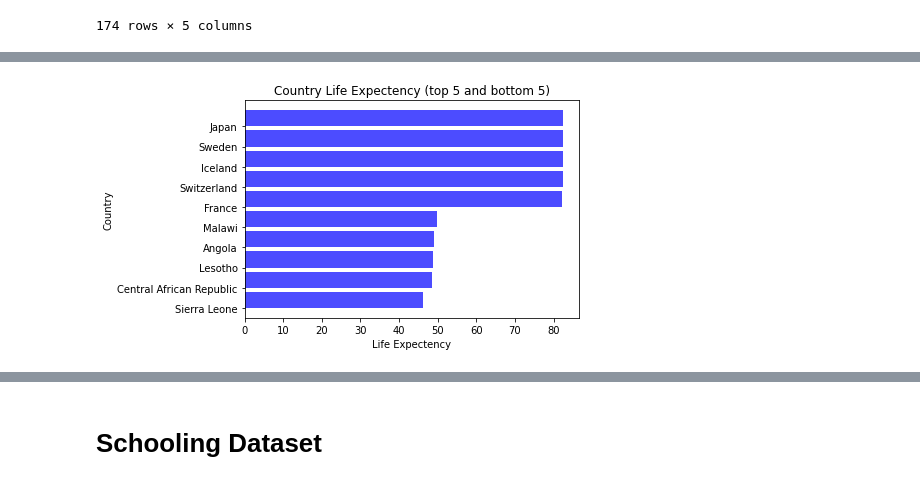
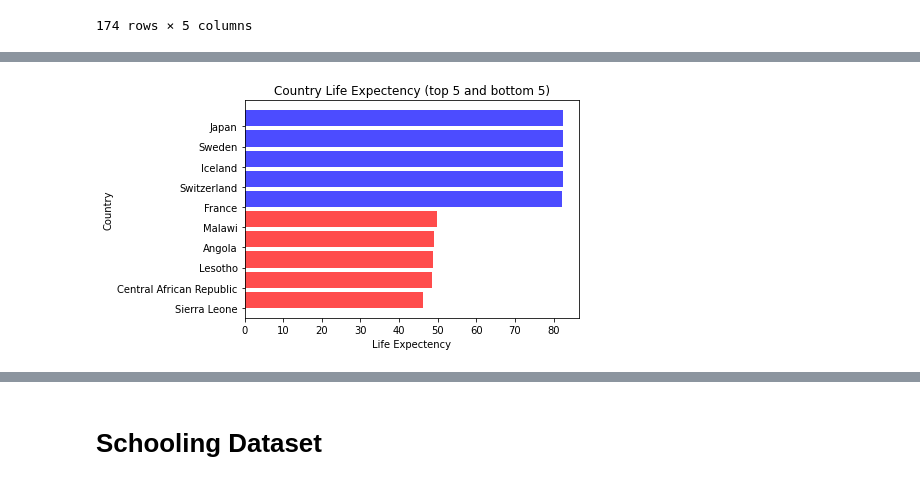
Before and after one commit to ryan-egbert/life-expectancy, a Jupyter notebook: final_project_modified.ipynb, the cells around one changed output, grey strips where cells are left out. Saved outputs shown, nothing was run; the diff lists cells and outputs as text; code cells hidden in the pictures.

```diff
--- a/final_project_modified.ipynb
+++ b/final_project_modified.ipynb
@@ -325,21 +320,23 @@ iplot(fig)
 # %%
 country_average = data.groupby(['Country'])
 country_average = country_average.aggregate({'Life expectancy ' : 'mean'}).sort_values("Life expectancy ")
-country_average = country_average.head(5).append(country_average.tail(5))
-country_average.head()
+country_average_top = country_average.tail(5)
+country_average_bottom = country_average.head(5)
 
 #colors=np.random.rand(183)
 
 # plt.figure(figsize=(10,40))
-plt.barh(country_average.index, country_average['Life expectancy '], alpha=.7, align='edge', color = 'b')
+plt.barh(country_average_bottom.index, country_average_bottom['Life expectancy '], alpha=.7, align='edge', color = 'r')
+plt.barh(country_average_top.index, country_average_top['Life expectancy '], alpha=.7, align='edge', color = 'b')
+
 
 plt.title('Country Life Expectency (top 5 and bottom 5)')
 plt.xlabel('Life Expectency')
 plt.ylabel('Country')
 plt.savefig('CountrysAverage.jpg')
 plt.show()
 # %% [output]
-[figure, old version]
+[figure, new version]
 # %%
 #data['Status'].isnull().value_counts(normalize = True)
 aggre_data = data.groupby('Status')['Life expectancy '].sum()/data.groupby('Status')['Life expectancy '].count()
```
Also changed, not shown: parts of 7 cells of this notebook.
